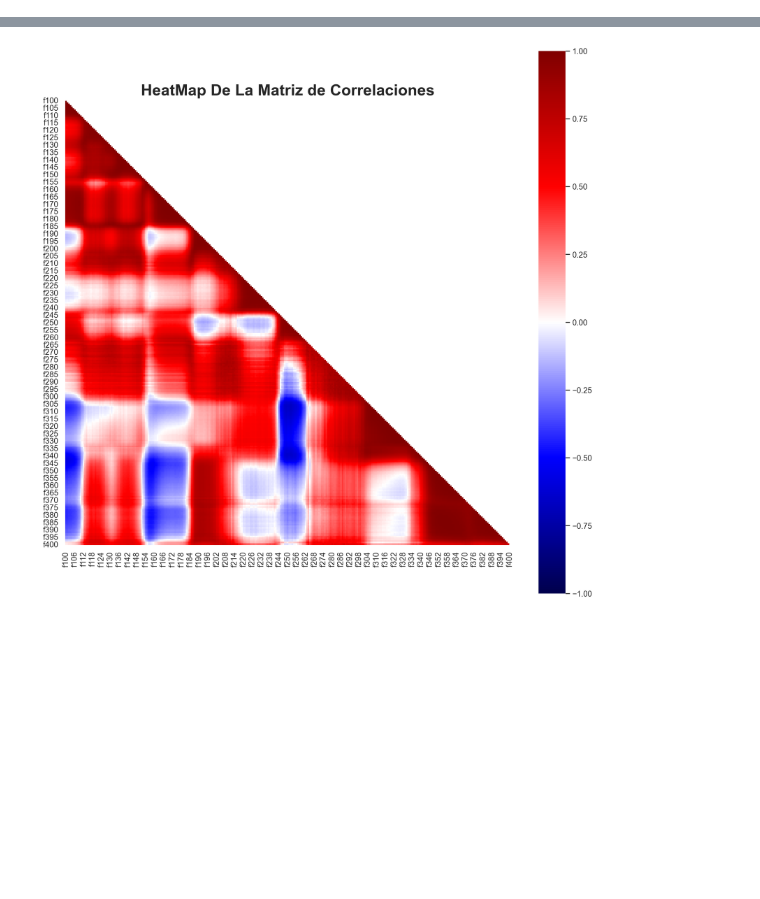
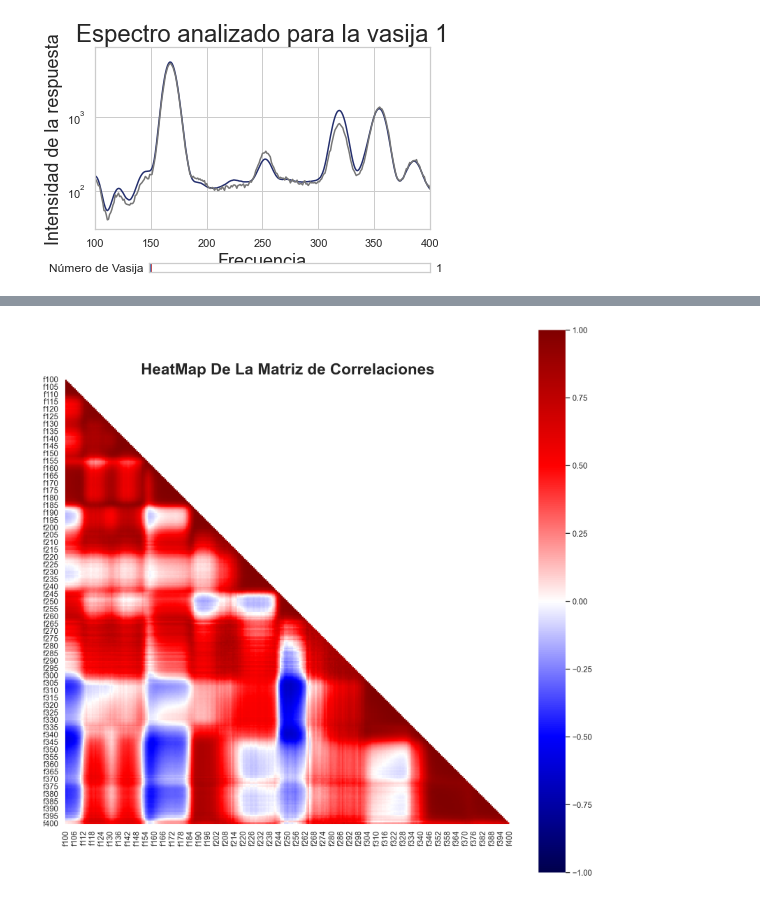
Before and after one commit to Lukas-De-Angelis-Riva/Aprendizaje-estadistico, a Jupyter notebook: trabajo_practico3/src/Visualizacion.ipynb, the cells around one changed output, grey strips where cells are left out. Saved outputs shown, nothing was run; the diff lists cells and outputs as text; code cells hidden in the pictures; blank space fills up the shorter version.

```diff
--- a/trabajo_practico3/src/Visualizacion.ipynb
+++ b/trabajo_practico3/src/Visualizacion.ipynb
@@ -78,34 +77,45 @@ plt.show()
 # %%
 import pandas as pd
 import seaborn as sns
 import numpy as np
 import matplotlib.pyplot as plt
 from matplotlib.widgets import Slider, Button
-sns.set_theme(style="ticks", palette="flare")
+
+
+sns.set_theme(style="whitegrid")
 
 df = pd.read_csv("Vessel_X.txt", header=None)
 df.columns = [("f" + str(x)) for x in range(100, 401)]
 
 fig, ax = plt.subplots()
 plt.subplots_adjust(bottom=0.25)
 
 def update(val):
     ax.clear()
     ax.set_xlim(100, 400)
-    ax.set_ylim(0, 8500)
-    sns.scatterplot(x=range(100, 401), y=df.mean(), ax=ax)
-    sns.scatterplot(x=range(100, 401), y=df.loc[int(val)], ax=ax)
+    ax.set_ylim(df.min().min(), df.max().max())
+
+    ax.set_xlabel("Frecuencia", fontsize=18)
+    ax.set_ylabel("Intensidad de la respuesta", fontsize=18)
+    ax.set_title("Espectro analizado para la vasija " + str(int(val)), fontsize=24)
+
+    sns.lineplot(x=range(100, 401), y=df.mean(), ax=ax, color='#242F6E')
+    sns.lineplot(x=range(100, 401), y=df.loc[int(val)], ax=ax, color='#777777')
 
 axvasj = plt.axes([0.25, 0.1, 0.65, 0.03])
 
 freq_slider = Slider(
     ax=axvasj,
     label='Número de Vasija',
     valmin=0,
     valmax=179,
-    valinit=0,
+    valinit=1,
     valfmt='%0.0f',
 )
+
 freq_slider.on_changed(update)
 
+update(freq_slider.valinit)
 plt.show()
+# %% [output]
+[figure, added]
```
Also changed, not shown: parts of 11 cells of this notebook.
